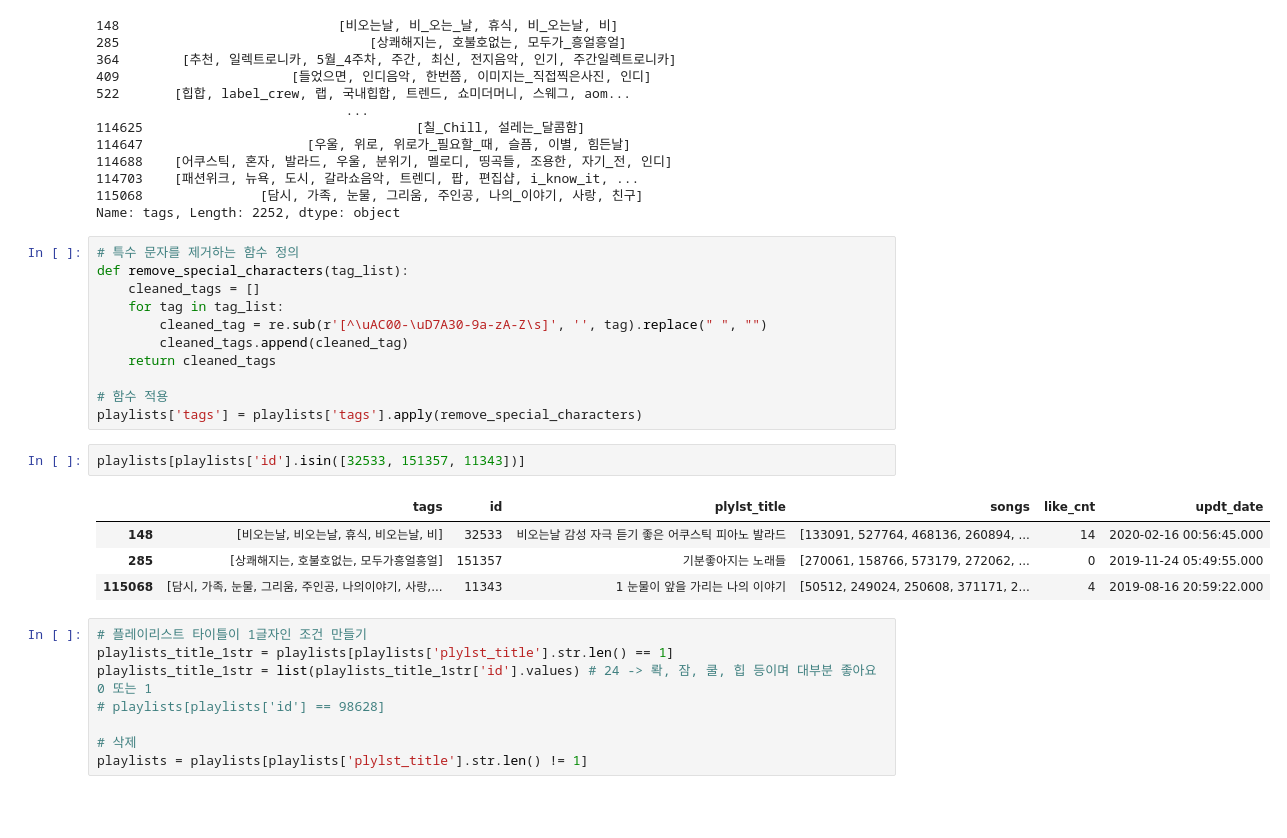
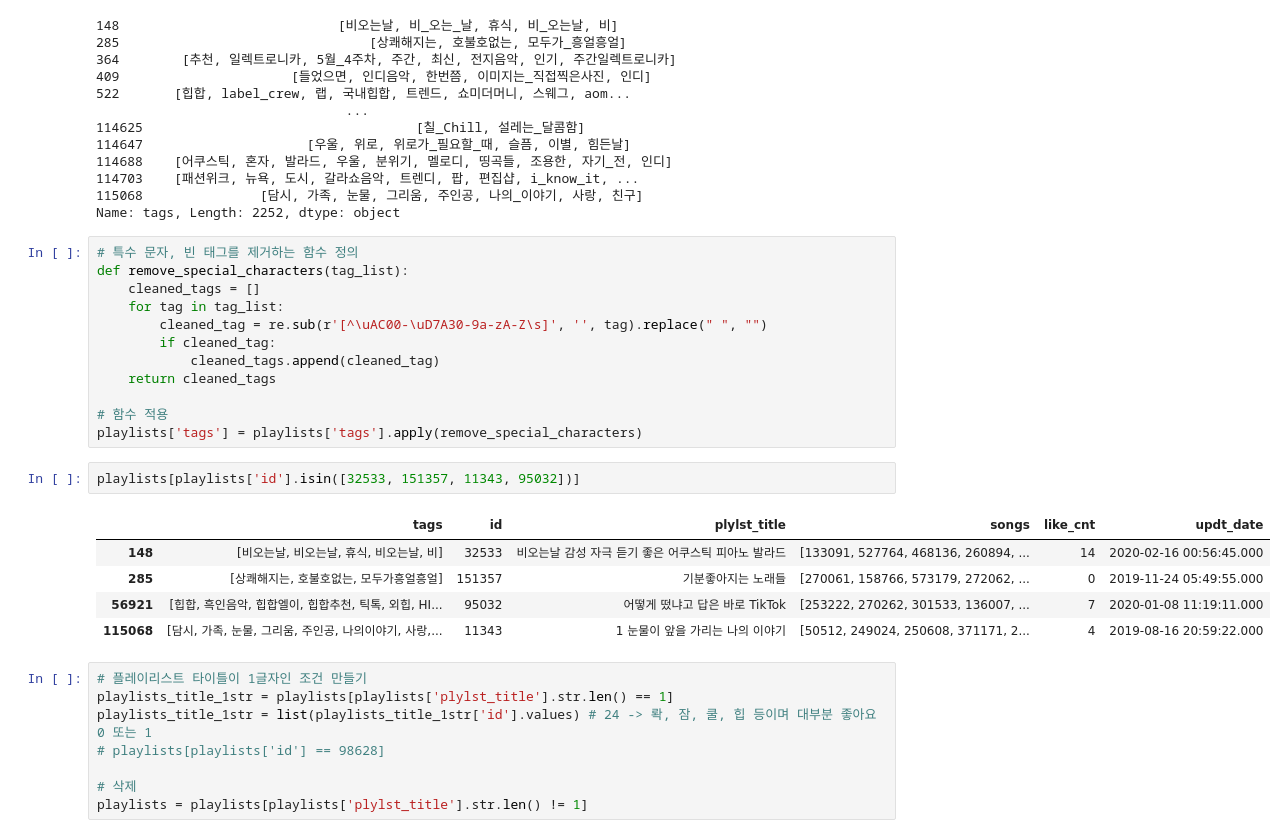
Before and after one commit to pulpo125/AIPlayer_Pling, a Jupyter notebook: 1_analysis/3_전처리_tag1,song1.ipynb, the cells around one changed output. Cells and saved outputs as stored; diff of their text form; blank space fills up the shorter version.

```diff
--- a/1_analysis/3_전처리.ipynb
+++ b/1_analysis/3_전처리_tag1,song1.ipynb
@@ -351,22 +351,24 @@ rows_with_underscore
 115068               [담시, 가족, 눈물, 그리움, 주인공, 나의_이야기, 사랑, 친구]
 Name: tags, Length: 2252, dtype: object
 # %%
-# 특수 문자를 제거하는 함수 정의
+# 특수 문자, 빈 태그를 제거하는 함수 정의
 def remove_special_characters(tag_list):
     cleaned_tags = []
     for tag in tag_list:
         cleaned_tag = re.sub(r'[^\uAC00-\uD7A30-9a-zA-Z\s]', '', tag).replace(" ", "")
-        cleaned_tags.append(cleaned_tag)
+        if cleaned_tag:
+            cleaned_tags.append(cleaned_tag)
     return cleaned_tags
 
 # 함수 적용
 playlists['tags'] = playlists['tags'].apply(remove_special_characters)
 # %%
-playlists[playlists['id'].isin([32533, 151357, 11343])]
+playlists[playlists['id'].isin([32533, 151357, 11343, 95032])]
 # %% [output]
 |  | tags | id | plylst_title | songs | like_cnt | updt_date |
 | 148 | [비오는날, 비오는날, 휴식, 비오는날, 비] | 32533 | 비오는날 감성 자극 듣기 좋은 어쿠스틱 피아노 발라드 | [133091, 527764, 468136, 260894, ... | 14 | 2020-02-16 00:56:45.000 |
 | 285 | [상쾌해지는, 호불호없는, 모두가흥얼흥얼] | 151357 | 기분좋아지는 노래들 | [270061, 158766, 573179, 272062, ... | 0 | 2019-11-24 05:49:55.000 |
+| 56921 | [힙합, 흑인음악, 힙합엘이, 힙합추천, 틱톡, 외힙, HI... | 95032 | 어떻게 떴냐고 답은 바로 TikTok | [253222, 270262, 301533, 136007, ... | 7 | 2020-01-08 11:19:11.000 |
 | 115068 | [담시, 가족, 눈물, 그리움, 주인공, 나의이야기, 사랑,... | 11343 | 1 눈물이 앞을 가리는 나의 이야기 | [50512, 249024, 250608, 371171, 2... | 4 | 2019-08-16 20:59:22.000 |
 # %%
 # 플레이리스트 타이틀이 1글자인 조건 만들기
```
Also changed, not shown: parts of 73 cells of this notebook, 2 other files.
